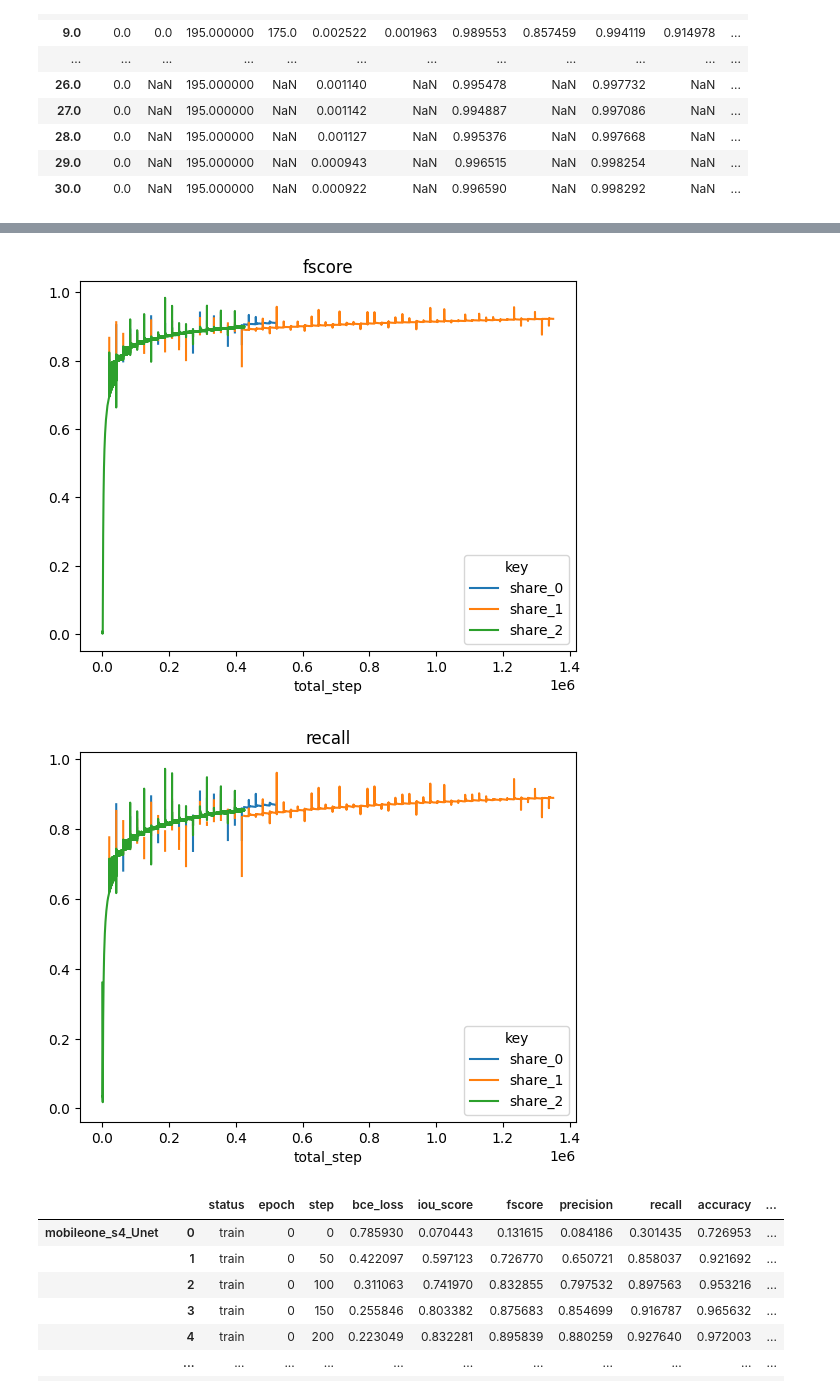
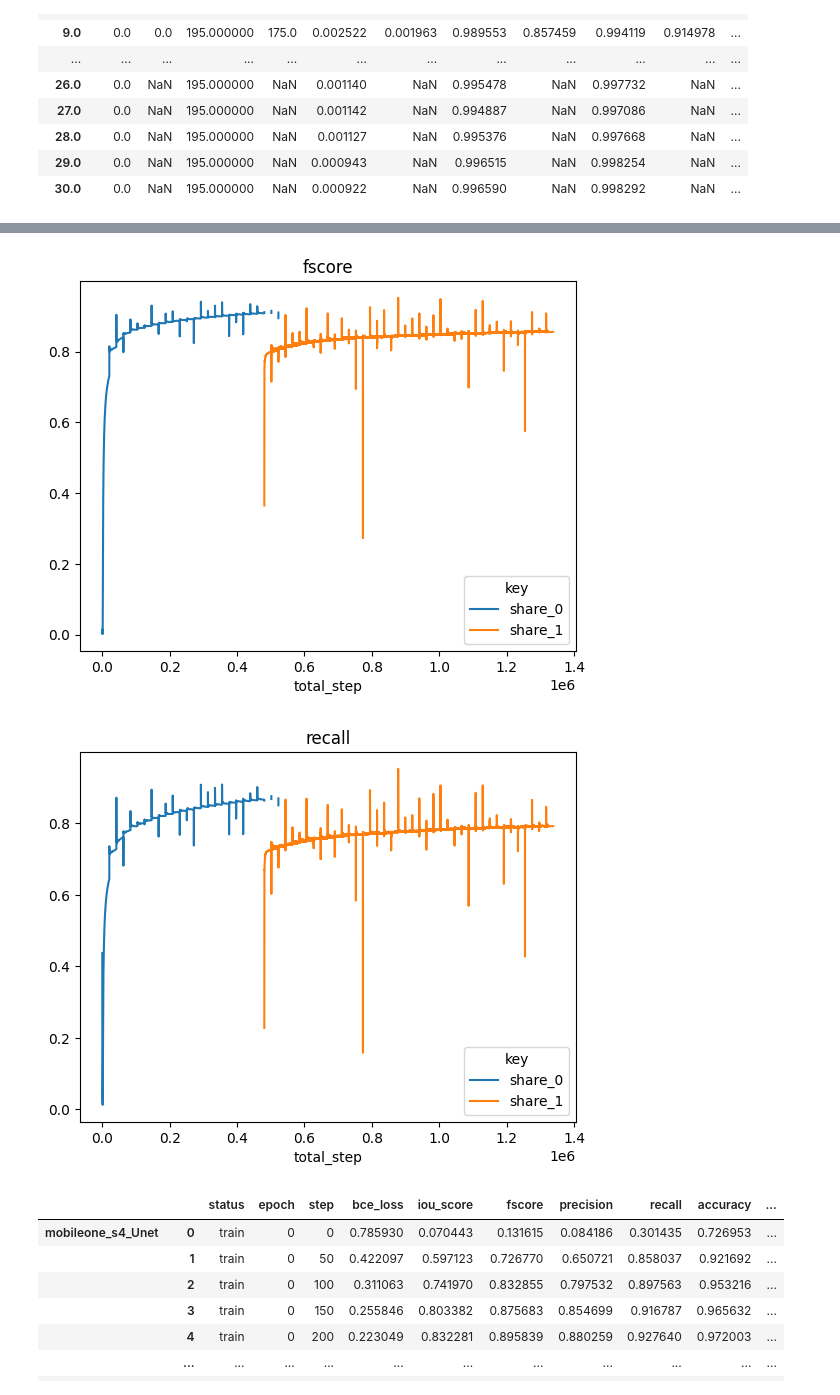
Before and after one commit to dulicui742/segmentation_models.pytorch, a Jupyter notebook: examples/logs_analysis.ipynb, the cells around one changed output, grey strips where cells are left out. Drawn from its saved outputs; the diff is of its cells as text; code cells hidden in the pictures.

```diff
--- a/examples/logs_analysis.ipynb
+++ b/examples/logs_analysis.ipynb
@@ -384,11 +384,14 @@ log_files = [
 
         ## zhi qi guan
         "D:\share\efficientnet-b4_logs_0317_095242.json",
-            "D:\share\efficientnet-b4_MANet_logs_0321_151721.json",
-        "D:\share\efficientnet-b4_Unet_logs_0324_182306.json",
+            "D:\share\efficientnet-b4_Unet_clip_rotated_logs_0329_100345.json"
+#             "D:\share\efficientnet-b4_MANet_logs_0321_151721.json",
+#         "D:\share\efficientnet-b4_Unet_logs_0324_182306.json",
 
 #         "D:\project\TrueHealth\git\segmentation_models.pytorch\output\logs\\tu-regnety_040_MANet_rotated\\tu-regnety_040_MANet_rotated_logs_0329_182350.json"
 
+#         "D:\project\TrueHealth\git\segmentation_models.pytorch\output\logs\efficientnet-b4_Unet_normal-rotated\efficientnet-b4_Unet_normal-rotated_logs_0404_183653.json"
+#             "D:\share\stdc\stdc2_Unet_clip-rotated_logs_0331_163802.json"
 ]
 
 df_list = []
@@ -428,7 +431,7 @@ for metric in ["bce_loss", "fscore", "iou_score"]: #, "fscore", "recall", "preci
     DFGPlot = DFGroup.sum().unstack('key').plot(kind='line', y=metric, title =metric)
 
 # ddff = DFGroup.sum().unstack('key')
-# ddff = ddff.drop("total_step", axis=1)
+# # ddff = ddff.drop("total_step", axis=1)
 # ddff = ddff.drop("step", axis=1)
 # ddff.plot(kind="line")
 # %% [output]
@@ -507,13 +510,17 @@ log_files = [
 #         "D:\project\TrueHealth\git\segmentation_models.pytorch\output\logs\efficientnet-b4\efficientnet-b4_logs_0320_133848.json",
 #         "D:\project\TrueHealth\git\segmentation_models.pytorch\output\logs\efficientnet-b4\efficientnet-b4_logs_0320_162347.json",
 #         "D:\project\TrueHealth\git\segmentation_models.pytorch\output\logs\efficientnet-b4_MANet\efficientnet-b4_logs_0321_142242.json"
-            "D:\share\efficientnet-b4_logs_0317_095242.json",
-            "D:\share\efficientnet-b4_MANet_logs_0321_151721.json",
-         "D:\share\efficientnet-b4_Unet_logs_0324_182306.json",
 
+    "D:\share\efficientnet-b4_logs_0317_095242.json",
+    "D:\share\efficientnet-b4_Unet_clip_rotated_logs_0329_100345.json"
+#             "D:\share\efficientnet-b4_MANet_logs_0321_151721.json",
+#          "D:\share\efficientnet-b4_Unet_logs_0324_182306.json",
+
+#         "D:\project\TrueHealth\git\segmentation_models.pytorch\output\logs\efficientnet-b4_Unet\efficientnet-b4_Unet_logs_0322_145204.json",
 #         "D:\project\TrueHealth\git\segmentation_models.pytorch\output\logs\efficientnet-b4_MANet\efficientnet-b4_logs_0321_142242.json",
 #         "D:\project\TrueHealth\git\segmentation_models.pytorch\output\logs\\tu-regnety_040_MANet\\tu-regnety_040_MANet_logs_0321_173313.json",
-#         "D:\project\TrueHealth\git\segmentation_models.pytorch\output\logs\mobileone_s4_Unet\mobileone_s4_logs_0315.json",
+# #         "D:\project\TrueHealth\git\segmentation_models.pytorch\output\logs\mobileone_s4_Unet\mobileone_s4_logs_0315.json",
+#         "D:\project\TrueHealth\git\segmentation_models.pytorch\output\logs\mobileone_s4_Unet\mobileone_s4_Unet_logs_0322_183333.json"
 
     ]
 # steps_per_epoch = 396 ##根据数据及batch-size计算出来的
@@ -577,5 +584,5 @@ for metric in ["bce_loss", "fscore", "recall"]: #, "fscore", "recall", "precisio
-[figure, old version]
+[figure, new version]
-[figure, old version]
+[figure, new version]
 # %%
 dfp = df_list[0]
 dfp = dfp[dfp["step"] % 50 == 0]
```
Also changed, not shown: parts of 4 cells of this notebook, 6 other files.
